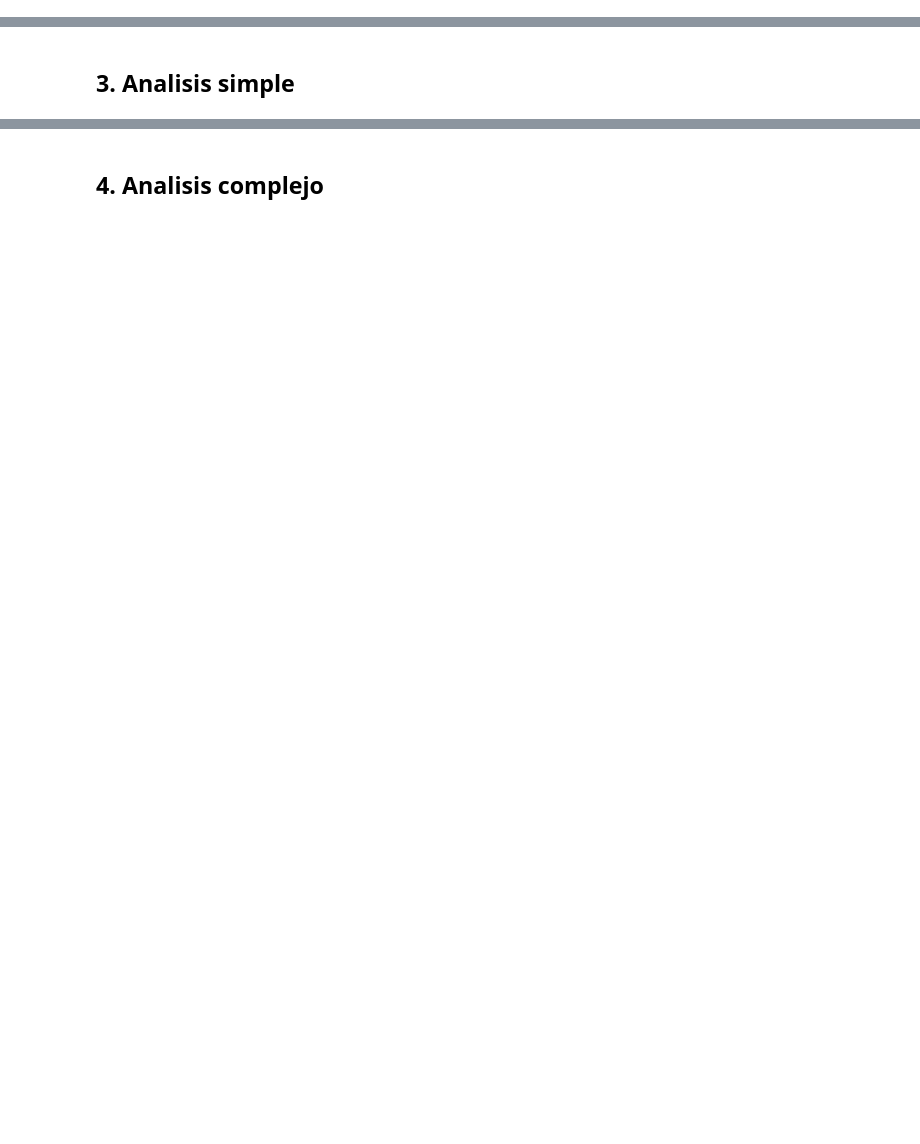
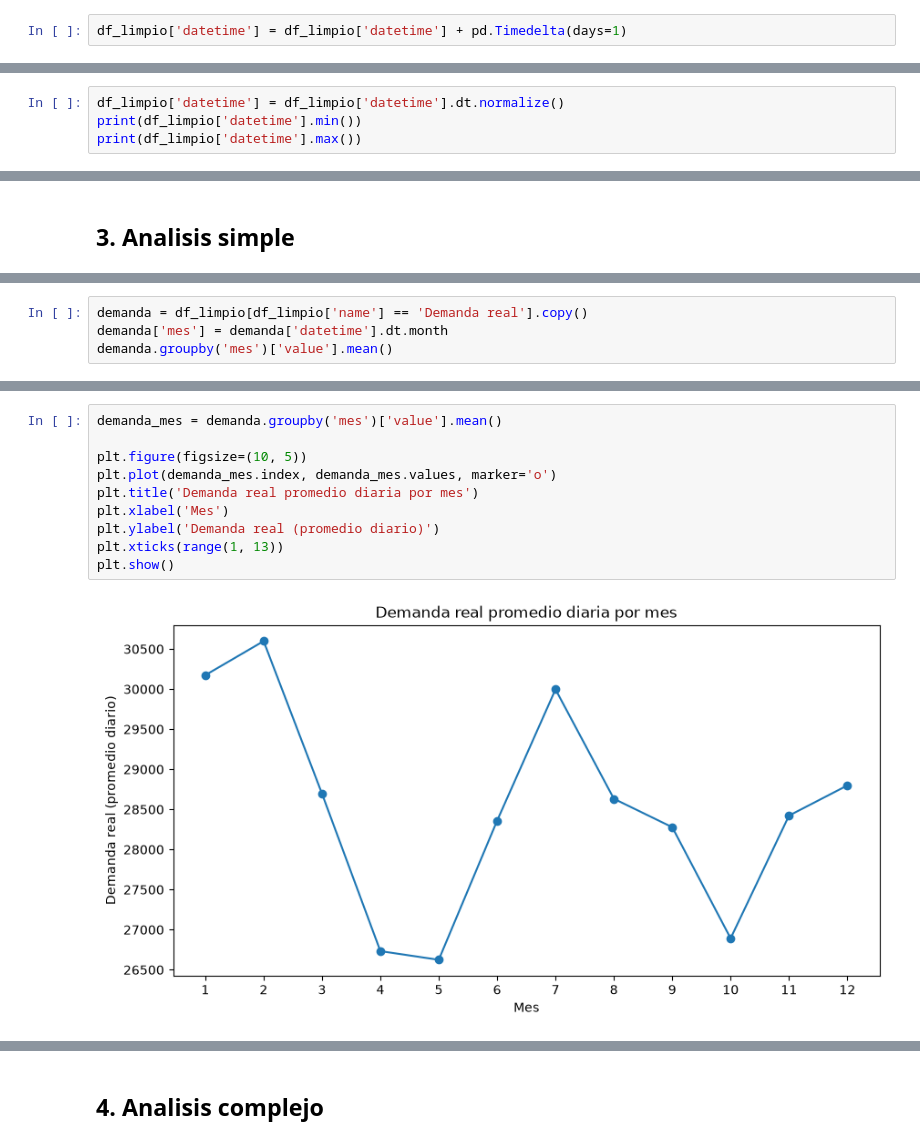
Before and after one commit to CarlosScura/reto-para-magos-de-datos, a Jupyter notebook: 02_energia_espana.ipynb, the cells around one changed output, grey strips where cells are left out. Drawn from its saved outputs; the diff is of its cells as text; blank space fills up the shorter version.

Commit message:
Revisa rangos de value, corrige fechas sumando un día, normaliza datetime y agrega demanda promedio por mes con gráfico

```diff
--- a/02_energia_espana.ipynb
+++ b/02_energia_espana.ipynb
@@ -293,0 +344,2 @@ La serie de menor cantidad de datos, como los 712 de 1826 días en `Rentas de co
+# %%
+df_limpio['datetime'] = df_limpio['datetime'] + pd.Timedelta(days=1)
@@ -293,0 +364,4 @@ La serie de menor cantidad de datos, como los 712 de 1826 días en `Rentas de co
+# %%
+df_limpio['datetime'] = df_limpio['datetime'].dt.normalize()
+print(df_limpio['datetime'].min())
+print(df_limpio['datetime'].max())
@@ -295,0 +381,4 @@ La serie de menor cantidad de datos, como los 712 de 1826 días en `Rentas de co
+# %%
+demanda = df_limpio[df_limpio['name'] == 'Demanda real'].copy()
+demanda['mes'] = demanda['datetime'].dt.month
+demanda.groupby('mes')['value'].mean()
@@ -295,0 +400,12 @@ La serie de menor cantidad de datos, como los 712 de 1826 días en `Rentas de co
+# %%
+demanda_mes = demanda.groupby('mes')['value'].mean()
+
+plt.figure(figsize=(10, 5))
+plt.plot(demanda_mes.index, demanda_mes.values, marker='o')
+plt.title('Demanda real promedio diaria por mes')
+plt.xlabel('Mes')
+plt.ylabel('Demanda real (promedio diario)')
+plt.xticks(range(1, 13))
+plt.show()
+# %% [output]
+[figure, added]
```
Also changed, not shown: parts of 11 cells of this notebook.
